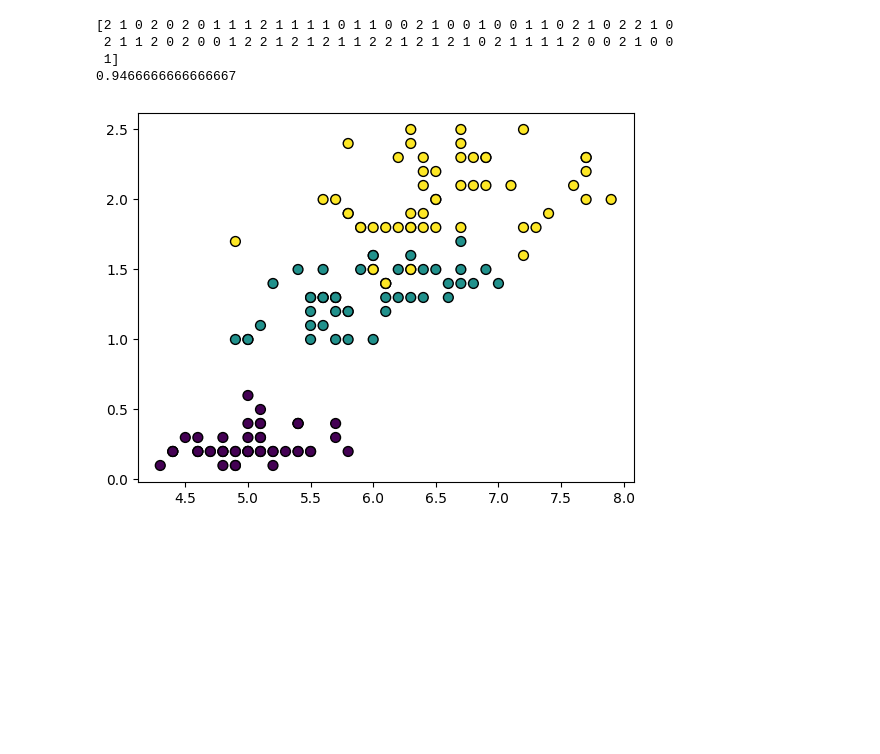
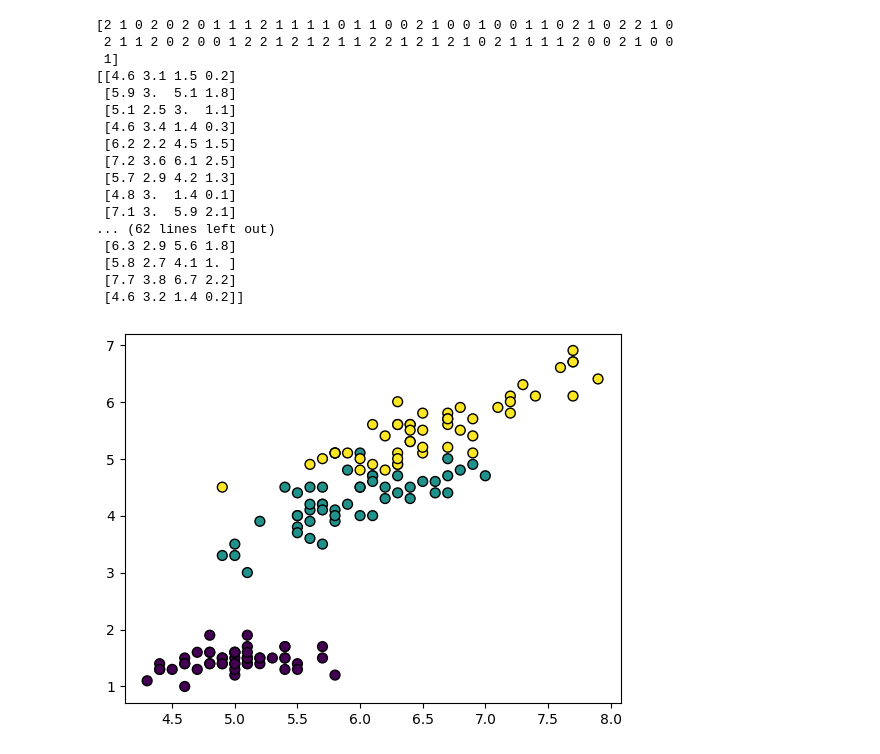
Before and after one commit to frankRenlf/ml_study1, a Jupyter notebook: pythonProject/svm.ipynb, the cells around one changed output. Cells and saved outputs as stored; diff of their text form; code cells hidden in the pictures; blank space fills up the shorter version.

```diff
--- a/pythonProject/svm.ipynb
+++ b/pythonProject/svm.ipynb
@@ -1,33 +1,46 @@
 # %%
 from sklearn.datasets import load_iris  # 导入鸢尾花数据集
 from sklearn.svm import SVC  #使用支持向量机算法
 import matplotlib.pyplot as plt
 from sklearn.model_selection import train_test_split
 from sklearn.metrics import accuracy_score
 
 # 加载鸢尾花数据集，返回特征值 X 以及标签 y
 X, y = load_iris(return_X_y=True)
 X_train, X_test, y_train, y_test = train_test_split(X, y, test_size=0.5, random_state=0)
 # 使用SVM.SVC分类算法搭建预测模型，并以径向基函数做为核函数的实现高维映射
 clf = SVC(kernel='rbf', random_state=20)
 # 训练模型,使用fit喂入数据X,y，即特征值和标签
 clf.fit(X_train, y_train)
 # 预测分类
 result = clf.predict(X_test)
 print(result)
 # 对模型进行评分
 score = accuracy_score(y_test, result)
-print(score)
+# print(X_train)
 
 plt.figure()
 # 分割图1行1列第一个图
 plt.subplot(111)
 # 选择X特征值中的第一列特征值和第三列特征值进行绘图
-plt.scatter(X[:, 0], X[:, 3], c=y.reshape((-1)), edgecolor='k', s=50)
+plt.scatter(X[:, 0], X[:, 2], c=y.reshape((-1)), edgecolor='k', s=50)
 plt.show()
 # %% [output]
 [2 1 0 2 0 2 0 1 1 1 2 1 1 1 1 0 1 1 0 0 2 1 0 0 1 0 0 1 1 0 2 1 0 2 2 1 0
  2 1 1 2 0 2 0 0 1 2 2 1 2 1 2 1 1 2 2 1 2 1 2 1 0 2 1 1 1 1 2 0 0 2 1 0 0
  1]
-0.9466666666666667
+[[4.6 3.1 1.5 0.2]
+ [5.9 3.  5.1 1.8]
+ [5.1 2.5 3.  1.1]
+ [4.6 3.4 1.4 0.3]
+ [6.2 2.2 4.5 1.5]
+ [7.2 3.6 6.1 2.5]
+ [5.7 2.9 4.2 1.3]
+ [4.8 3.  1.4 0.1]
+ [7.1 3.  5.9 2.1]
+... (62 lines left out)
+ [6.3 2.9 5.6 1.8]
+ [5.8 2.7 4.1 1. ]
+ [7.7 3.8 6.7 2.2]
+ [4.6 3.2 1.4 0.2]]
-[figure, old version]
+[figure, new version]
```
